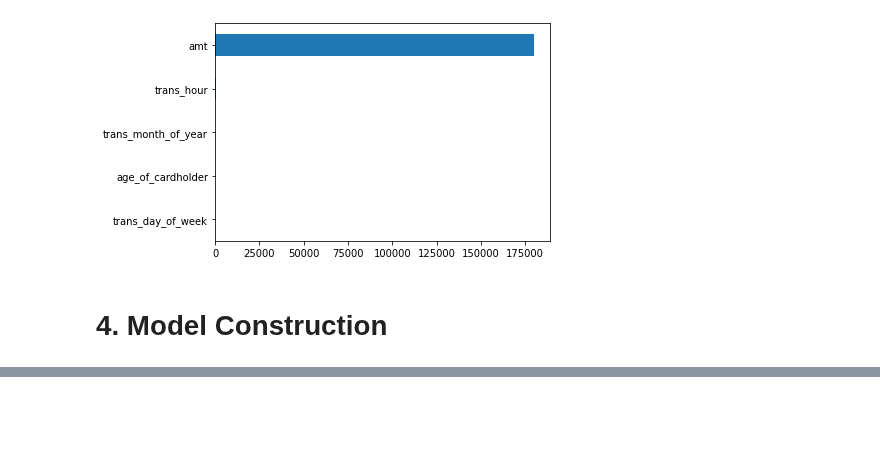
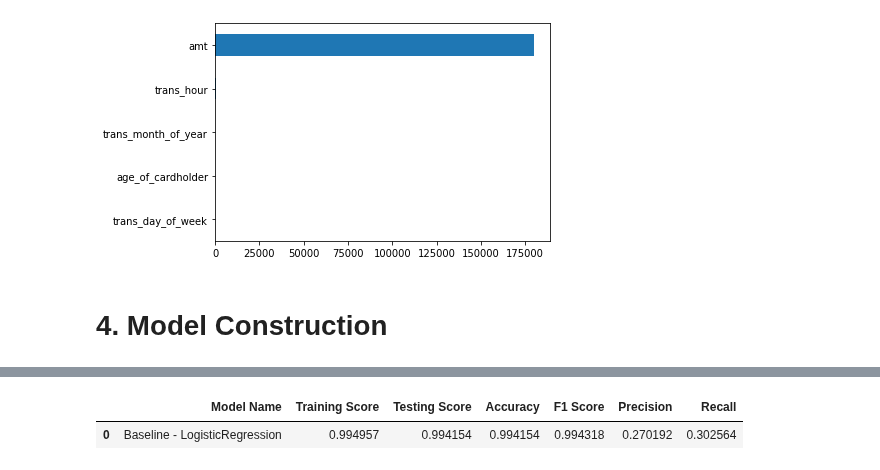
Before and after one commit to PoluboyarinovSI/SF_DataScience, a Jupyter notebook: project_7/Project-7.ipynb, the cells around one changed output, grey strips where cells are left out. Cells and saved outputs as stored; diff of their text form; code cells hidden in the pictures; blank space fills up the shorter version.

Commit message:
Added baseline model

```diff
--- a/project_7/Project-7.ipynb
+++ b/project_7/Project-7.ipynb
@@ -772,6 +807,6 @@ imp_num.plot(kind = 'barh');
 # %% [markdown]
 # 4. Model Construction
 # %%
-# Features and target variable split
-X = processed_data.drop(['is_fraud'], axis=1)
-y = processed_data['is_fraud']
+# Train data features and target variable split
+X_train = processed_data.drop(['is_fraud'], axis=1)
+y_train = processed_data['is_fraud']
@@ -782,0 +849,7 @@ y = processed_data['is_fraud']
+# %%
+# Linear model
+lr_model_name = 'Baseline - LogisticRegression'
+lr = LogisticRegression(random_state=RANDOM_NUM)
+lr_model = lr.fit(X_train, y_train)
+y_train_pred = lr_model.predict(X_train)
+y_test_pred = lr_model.predict(X_test)
@@ -782,0 +864,23 @@ y = processed_data['is_fraud']
+# %%
+# Getting model evalution statistic
+model_evalution_df = pd.DataFrame(columns=['Model Name', 'Training Score', 'Testing Score', 'Accuracy', 'F1 Score', 'Precision', 'Recall'])
+
+def add_model_evalution_stat(model_name, model, X_train, X_test, y_train, y_test, y_train_pred, y_test_pred, model_evalution_df):
+    train_score = model.score(X_train, y_train)
+    test_score = model.score(X_test, y_test)
+    accuracy = metrics.accuracy_score(y_test, y_test_pred)
+    f1_score = metrics.f1_score(y_test, y_test_pred, average='weighted')
+    precision = metrics.precision_score(y_test, y_test_pred)
+    recall = metrics.recall_score(y_test, y_test_pred)
+    model_evalutions_stats = [model_name, train_score, test_score, accuracy, f1_score, precision, recall]
+    model_evalution_dict = {model_evalution_df.columns[i]:model_evalutions_stats[i] for i in range(len(model_evalutions_stats))}
+    model_evalution_df = model_evalution_df.append(model_evalution_dict, ignore_index=True)
+    return model_evalution_df
+# %%
+# Adding baseline model evalution statisctic
+model_evalution_df = add_model_evalution_stat(lr_model_name, lr_model, X_train, X_test, y_train, y_test, y_train_pred, y_test_pred, model_evalution_df)
+# %%
+model_evalution_df
+# %% [output]
+|  | Model Name | Training Score | Testing Score | Accuracy | F1 Score | Precision | Recall |
+| 0 | Baseline - LogisticRegression | 0.994957 | 0.994154 | 0.994154 | 0.994318 | 0.270192 | 0.302564 |
```
Also changed, not shown: parts of 13 cells of this notebook.
